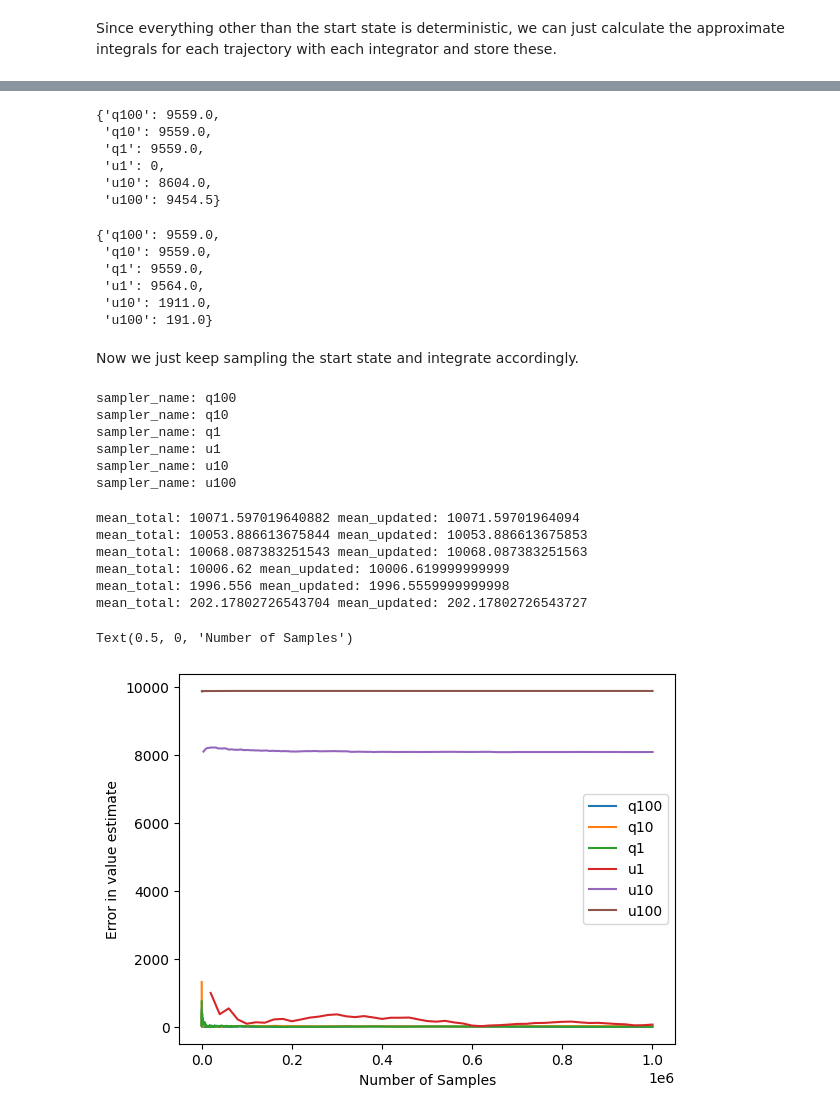
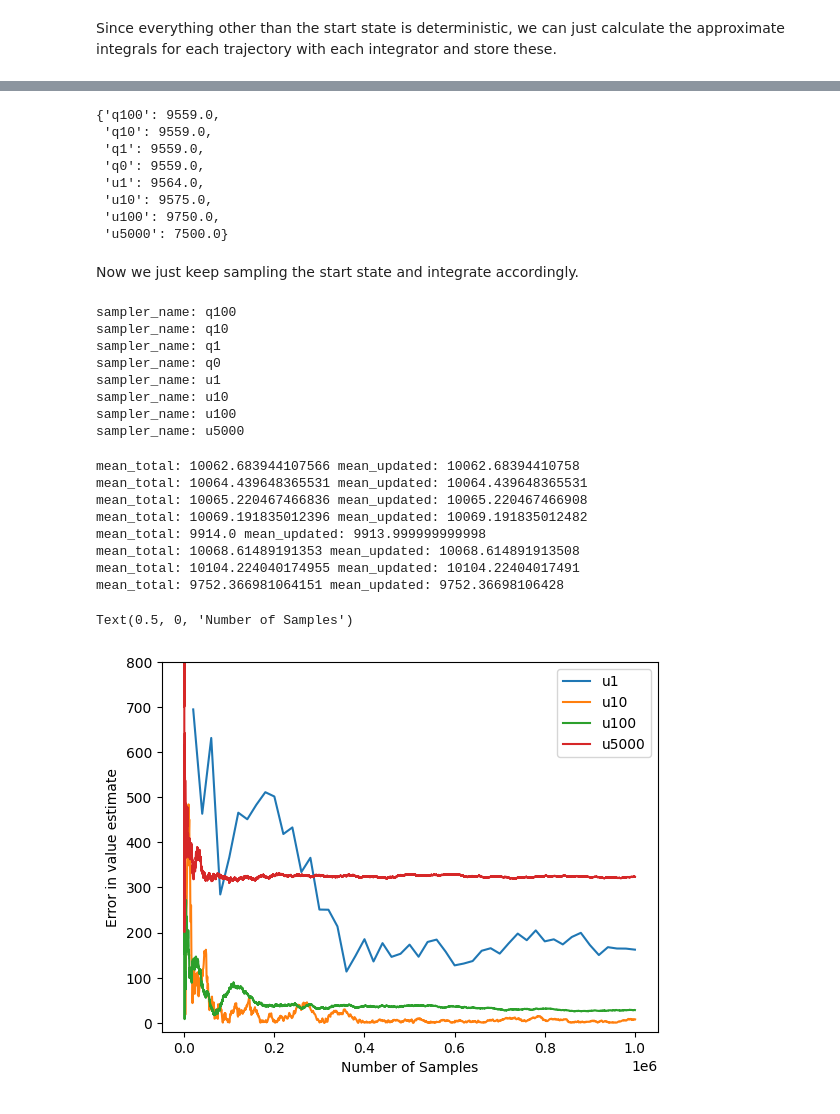
Before and after one commit to aa14k/adaptive_time, a Jupyter notebook: code/adaptive_time/notebooks/value_estimation.ipynb, the cells around one changed output, grey strips where cells are left out. Saved outputs shown, nothing was run; the diff lists cells and outputs as text; code cells hidden in the pictures.

```diff
--- a/code/adaptive_time/notebooks/value_estimation.ipynb
+++ b/code/adaptive_time/notebooks/value_estimation.ipynb
@@ -188,10 +188,11 @@ samplers_tried = dict(
     q100=approx_integrators.AdaptiveQuadratureIntegrator(tolerance=100),
     q10=approx_integrators.AdaptiveQuadratureIntegrator(tolerance=10),
     q1=approx_integrators.AdaptiveQuadratureIntegrator(tolerance=1),
+    q0=approx_integrators.AdaptiveQuadratureIntegrator(tolerance=0),
     u1=approx_integrators.UniformlySpacedIntegrator(1),
-    u10=approx_integrators.UniformlySpacedIntegrator(10),
-    u100=approx_integrators.UniformlySpacedIntegrator(100),
-    u1000=approx_integrators.UniformlySpacedIntegrator(1000),
+    u10=approx_integrators.UniformlySpacedIntegrator(50),
+    u100=approx_integrators.UniformlySpacedIntegrator(500),
+    u5000=approx_integrators.UniformlySpacedIntegrator(5000),
 )
 # %% [markdown]
 Since everything other than the start state is deterministic, we can just calculate the approximate integrals for each trajectory with each integrator and store these.
@@ -228,21 +222,14 @@ sampler_name: u100
-# %%
-{k: v[0] for k, v in approx_integrals.items()}
-# %% [output]
-{'q100': 9559.0,
- 'q10': 9559.0,
- 'q1': 9559.0,
- 'u1': 0,
- 'u10': 8604.0,
- 'u100': 9454.5}
 # %%
 {k: v[0] for k, v in approx_integrals.items()}
 # %% [output]
 {'q100': 9559.0,
  'q10': 9559.0,
  'q1': 9559.0,
+ 'q0': 9559.0,
  'u1': 9564.0,
- 'u10': 1911.0,
- 'u100': 191.0}
+ 'u10': 9575.0,
+ 'u100': 9750.0,
+ 'u5000': 7500.0}
 # %% [markdown]
 Now we just keep sampling the start state and integrate accordingly.
 # %%
@@ -293,9 +280,11 @@ for sampler_name, sampler in tqdm(samplers_tried.items()):
 sampler_name: q100
 sampler_name: q10
 sampler_name: q1
+sampler_name: q0
 sampler_name: u1
 sampler_name: u10
 sampler_name: u100
+sampler_name: u5000
 # %%
 # Verify final means.
 for key, value in estimated_values_by_episode.items():
@@ -305,21 +294,27 @@ for key, value in estimated_values_by_episode.items():
     if abs(mean_total - mean_updated) > 0.01:
         assert False, f"Means don't match for {key}: {mean_total} vs {mean_updated}"
 # %% [output]
-mean_total: 10071.597019640882 mean_updated: 10071.59701964094
-mean_total: 10053.886613675844 mean_updated: 10053.886613675853
-mean_total: 10068.087383251543 mean_updated: 10068.087383251563
-mean_total: 10006.62 mean_updated: 10006.619999999999
-mean_total: 1996.556 mean_updated: 1996.5559999999998
-mean_total: 202.17802726543704 mean_updated: 202.17802726543727
+mean_total: 10062.683944107566 mean_updated: 10062.68394410758
+mean_total: 10064.439648365531 mean_updated: 10064.439648365531
+mean_total: 10065.220467466836 mean_updated: 10065.220467466908
+mean_total: 10069.191835012396 mean_updated: 10069.191835012482
+mean_total: 9914.0 mean_updated: 9913.999999999998
+mean_total: 10068.61489191353 mean_updated: 10068.614891913508
+mean_total: 10104.224040174955 mean_updated: 10104.22404017491
+mean_total: 9752.366981064151 mean_updated: 9752.36698106428
 # %%
 for s in samplers_tried.keys():
+    if "q" in s:
+        continue
     plt.plot(
         number_of_pivots_by_episode[s],
-        np.abs(estimated_values_by_episode[s]-true_value), label=s)
+        np.abs(estimated_values_by_episode[s]-true_value),
+        label=s)
 
 plt.legend()
 plt.ylabel("Error in value estimate")
+plt.ylim(-20, 800)
 plt.xlabel("Number of Samples")
 # %% [output]
 Text(0.5, 0, 'Number of Samples')
-[figure, old version]
+[figure, new version]
```
Also changed, not shown: parts of 4 cells of this notebook.
